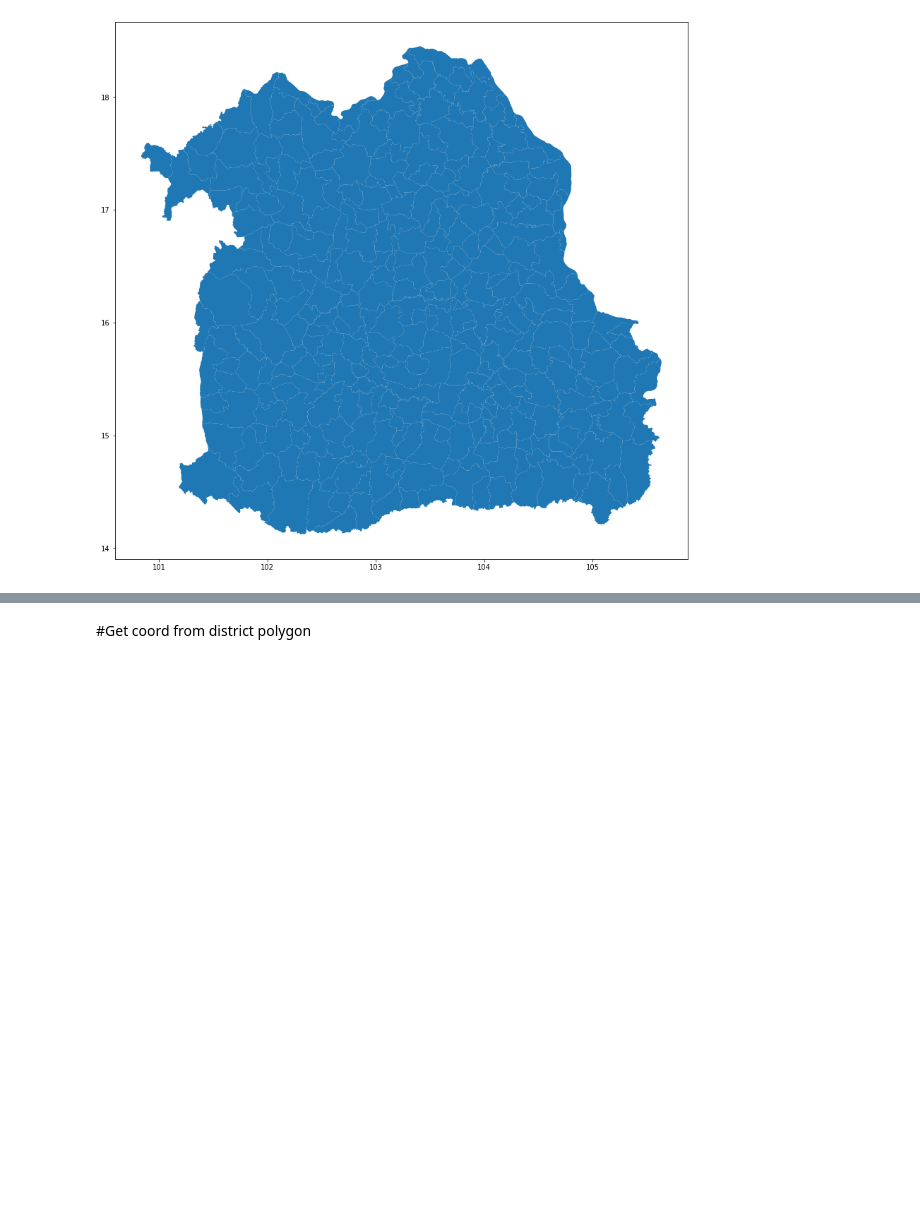
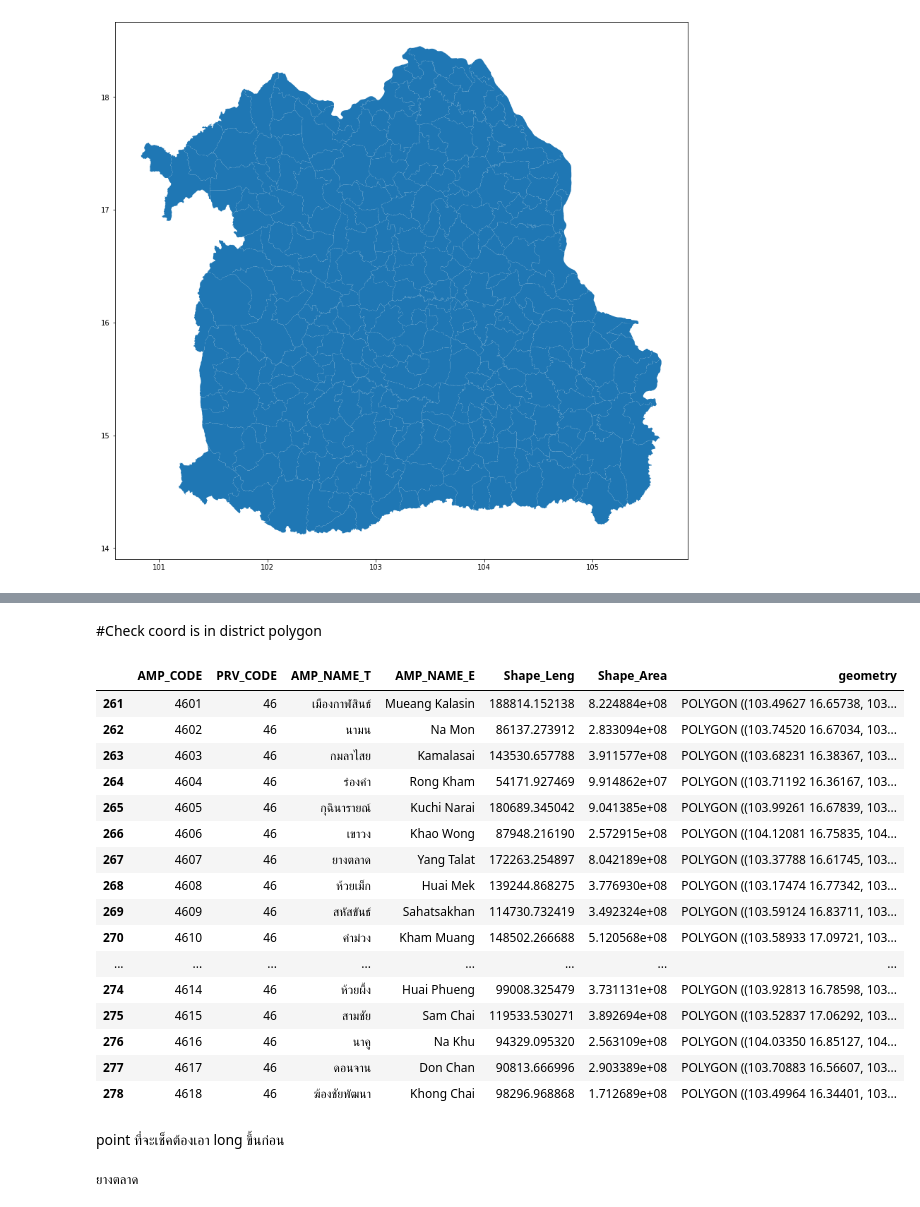
Before and after one commit to myNameIsPK/route_prediction, a Jupyter notebook: phase1/1.2/district_filterRoad.ipynb, the cells around one changed output, grey strips where cells are left out. Cells and saved outputs as stored; diff of their text form; code cells hidden in the pictures; blank space fills up the shorter version.

```diff
--- a/phase1/1.2/district_filterRoad.ipynb
+++ b/phase1/1.2/district_filterRoad.ipynb
@@ -265,4 +306,4 @@ m
 # %% [output]
 [interactive output not drawn]
 # %% [markdown]
-#Get coord from district polygon
+#Check coord is in district polygon
@@ -270,0 +310,24 @@ polygon = district_NE.geometry
+# %%
+kalasin = district_NE.loc[district_NE['PRV_CODE'] == '46']
+# %%
+kalasin
+# %% [output]
+|  | AMP_CODE | PRV_CODE | AMP_NAME_T | AMP_NAME_E | Shape_Leng | Shape_Area | geometry |
+| 261 | 4601 | 46 | เมืองกาฬสินธ์ | Mueang Kalasin | 188814.152138 | 8.224884e+08 | POLYGON ((103.49627 16.65738, 103... |
+| 262 | 4602 | 46 | นามน | Na Mon | 86137.273912 | 2.833094e+08 | POLYGON ((103.74520 16.67034, 103... |
+| 263 | 4603 | 46 | กมลาไสย | Kamalasai | 143530.657788 | 3.911577e+08 | POLYGON ((103.68231 16.38367, 103... |
+| 264 | 4604 | 46 | ร่องคำ | Rong Kham | 54171.927469 | 9.914862e+07 | POLYGON ((103.71192 16.36167, 103... |
+| 265 | 4605 | 46 | กุฉินารายณ์ | Kuchi Narai | 180689.345042 | 9.041385e+08 | POLYGON ((103.99261 16.67839, 103... |
+| 266 | 4606 | 46 | เขาวง | Khao Wong | 87948.216190 | 2.572915e+08 | POLYGON ((104.12081 16.75835, 104... |
+| 267 | 4607 | 46 | ยางตลาด | Yang Talat | 172263.254897 | 8.042189e+08 | POLYGON ((103.37788 16.61745, 103... |
+| 268 | 4608 | 46 | ห้วยเม็ก | Huai Mek | 139244.868275 | 3.776930e+08 | POLYGON ((103.17474 16.77342, 103... |
+| 269 | 4609 | 46 | สหัสขันธ์ | Sahatsakhan | 114730.732419 | 3.492324e+08 | POLYGON ((103.59124 16.83711, 103... |
+| 270 | 4610 | 46 | คำม่วง | Kham Muang | 148502.266688 | 5.120568e+08 | POLYGON ((103.58933 17.09721, 103... |
+| ... | ... | ... | ... | ... | ... | ... | ... |
+| 274 | 4614 | 46 | ห้วยผึ้ง | Huai Phueng | 99008.325479 | 3.731131e+08 | POLYGON ((103.92813 16.78598, 103... |
+| 275 | 4615 | 46 | สามชัย | Sam Chai | 119533.530271 | 3.892694e+08 | POLYGON ((103.52837 17.06292, 103... |
+| 276 | 4616 | 46 | นาคู | Na Khu | 94329.095320 | 2.563109e+08 | POLYGON ((104.03350 16.85127, 104... |
+| 277 | 4617 | 46 | ดอนจาน | Don Chan | 90813.666996 | 2.903389e+08 | POLYGON ((103.70883 16.56607, 103... |
+| 278 | 4618 | 46 | ฆ้องชัยพัฒนา | Khong Chai | 98296.968868 | 1.712689e+08 | POLYGON ((103.49964 16.34401, 103... |
+# %% [markdown]
+point ที่จะเช็คต้องเอา long ขึ้นก่อน
@@ -270,0 +338,6 @@ polygon = district_NE.geometry
+# %%
+for index in kalasin.index:
+  if test_point.within(kalasin.loc[index,'geometry']):
+    print(kalasin.loc[index,'AMP_NAME_T'])
+# %% [output]
+ยางตลาด
```
Also changed, not shown: parts of 9 cells of this notebook.
